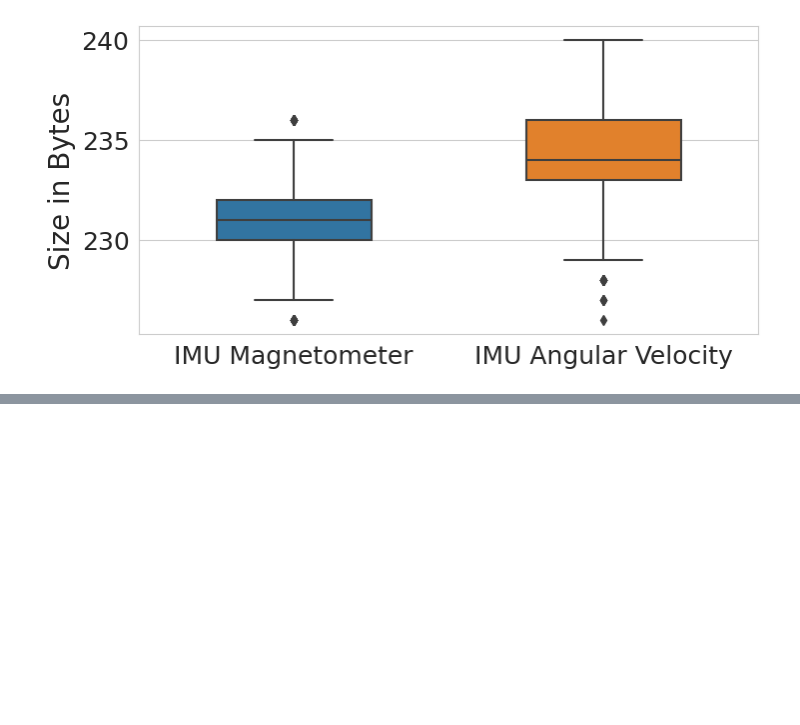
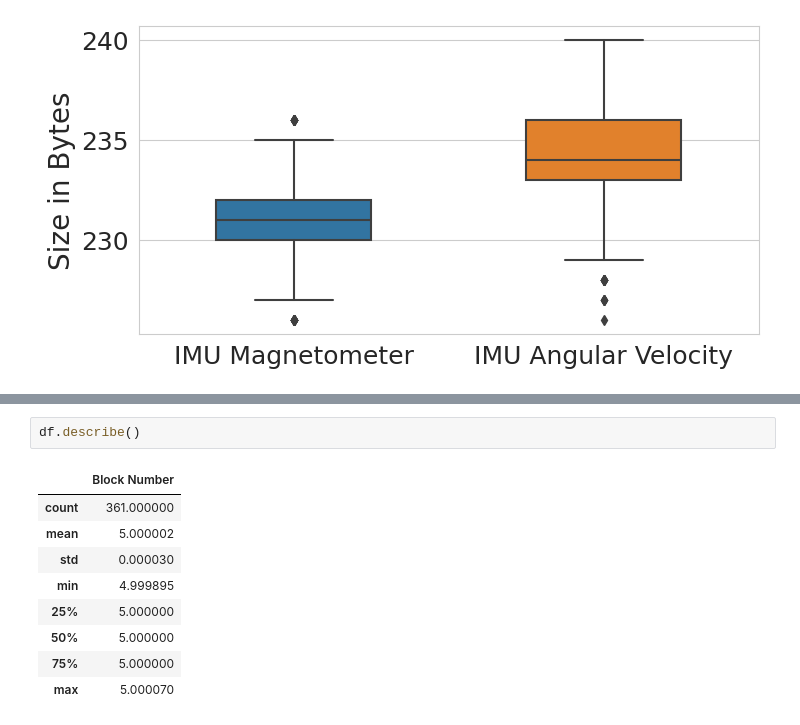
Before and after one commit to rodrigodg1/inspection-framework, a Jupyter notebook: Data_Visualization.ipynb, the cells around one changed output, grey strips where cells are left out. Cells and saved outputs as stored; diff of their text form; blank space fills up the shorter version.

```diff
--- a/Data_Visualization.ipynb
+++ b/Data_Visualization.ipynb
@@ -360,0 +393,12 @@ plot_box_plot(header_hashes_list, labels)
+# %%
+df.describe()
+# %% [output]
+|  | Block Number |
+| count | 361.000000 |
+| mean | 5.000002 |
+| std | 0.000030 |
+| min | 4.999895 |
+| 25% | 5.000000 |
+| 50% | 5.000000 |
+| 75% | 5.000000 |
+| max | 5.000070 |
```
Also changed, not shown: parts of 14 cells of this notebook.
